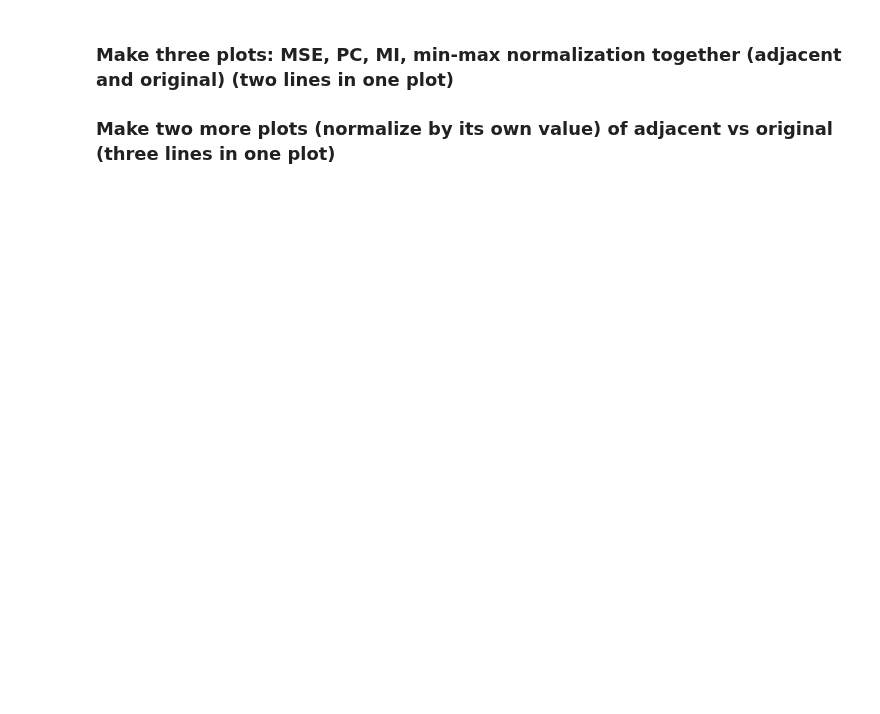
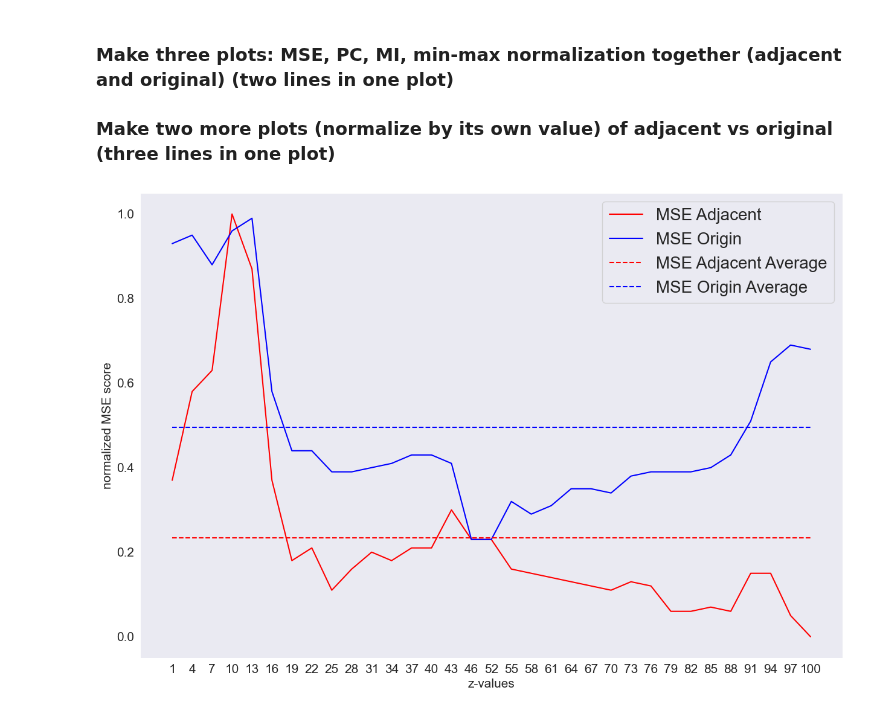
Before and after one commit to Wirtz-Lab/wsi_analysis, a Jupyter notebook: kevin/image_registration_evaluation.ipynb, the cells around one changed output. Cells and saved outputs as stored; diff of their text form; code cells hidden in the pictures; blank space fills up the shorter version.

Commit message:
kevin update

```diff
--- a/kevin/image_registration_evaluation.ipynb
+++ b/kevin/image_registration_evaluation.ipynb
@@ -280,6 +247,43 @@ del mse_ra2[ref]
 # min_val = np.min(np.minimum(mse_ra1,mse_ra2))
 # %%
 def MinMaxScaler(x):
-    return [round((i - min(x)) / (max(x) - min(x)), 2) for i in x]
+    return [round((i - min(x)) / (max(x) - min(x)), 2) if i is not np.nan else np.nan for i in x ]
 # %%
 #join mse_ra1 and mse_ra2 as one array and apply normalize
+mse_ra = np.array(mse_ra1 + mse_ra2)
+norm_mse_ra = MinMaxScaler(mse_ra)
+# %%
+ra_length = len(norm_mse_ra)
+ra_length = int(ra_length/2)
+norm_mse_ra1 = norm_mse_ra[:ra_length]
+norm_mse_ra2 = norm_mse_ra[ra_length:]
+mse_dict = {'MSE Adjacent': norm_mse_ra1, 'MSE Origin': norm_mse_ra2}
+mse_df = pd.DataFrame(mse_dict)
+del(z_values[ref])
+mse_df["z-values"] = z_values
+mse_df = mse_df.set_index('z-values')
+# %%
+avg_norm_mse_ra1 = np.average(norm_mse_ra1)
+avg_norm_mse_ra2 = np.average(norm_mse_ra2)
+mse_avg1 = np.repeat(avg_norm_mse_ra1,len(z_values))
+mse_avg2 = np.repeat(avg_norm_mse_ra2,len(z_values))
+mse_df["MSE Adjacent Average"] = mse_avg1
+mse_df["MSE Origin Average"] = mse_avg2
+
+fig = plt.figure(figsize=(15,10))
+ax = sns.lineplot(data=mse_df,dashes = False, palette=['r', 'b', 'r', 'b'])
+plt.ylabel('normalized MSE score',fontsize=15)
+plt.xlabel('z-values',fontsize=15)
+plt.xticks(fontsize=15)
+plt.yticks(fontsize=15)
+ax.lines[2].set_linestyle("--")
+ax.lines[3].set_linestyle("--")
+leg = ax.legend(loc='best',bbox_to_anchor=(1, 1),fontsize = 20)
+leg_lines = leg.get_lines()
+leg_lines[3].set_linestyle("--")
+leg_lines[2].set_linestyle("--")
+ax.grid(False)
+plt.show()
+fig.savefig(r'\\fatherserverdw\Kevin\imageregistration\MSE_figure.jpg',bbox_inches='tight')
+# %% [output]
+[figure, added]
```
Also changed, not shown: parts of 14 cells of this notebook.
